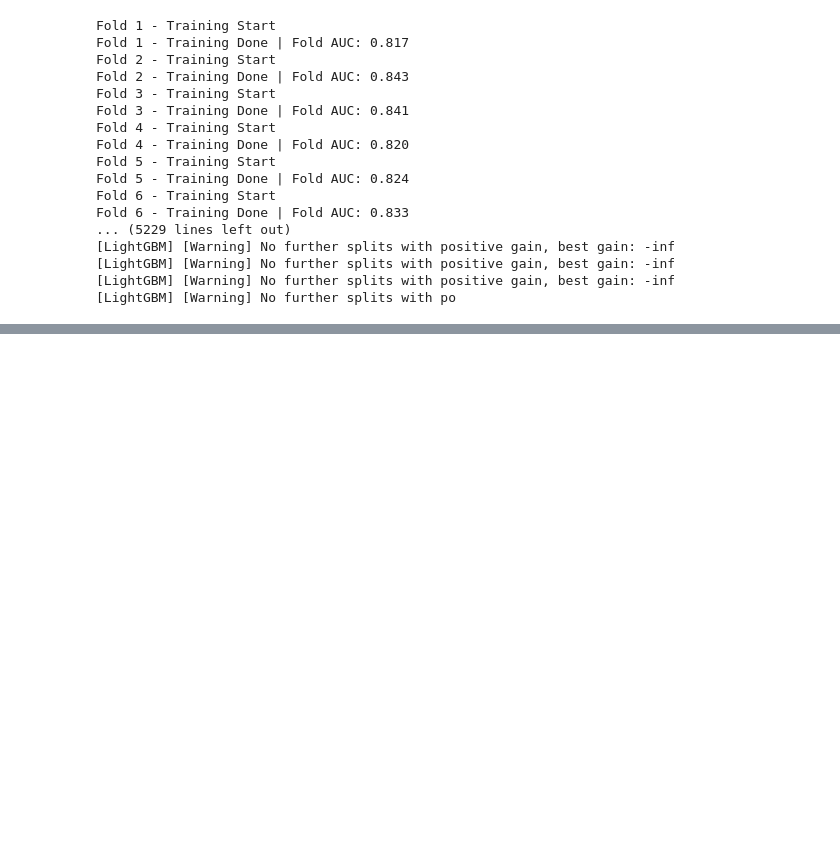
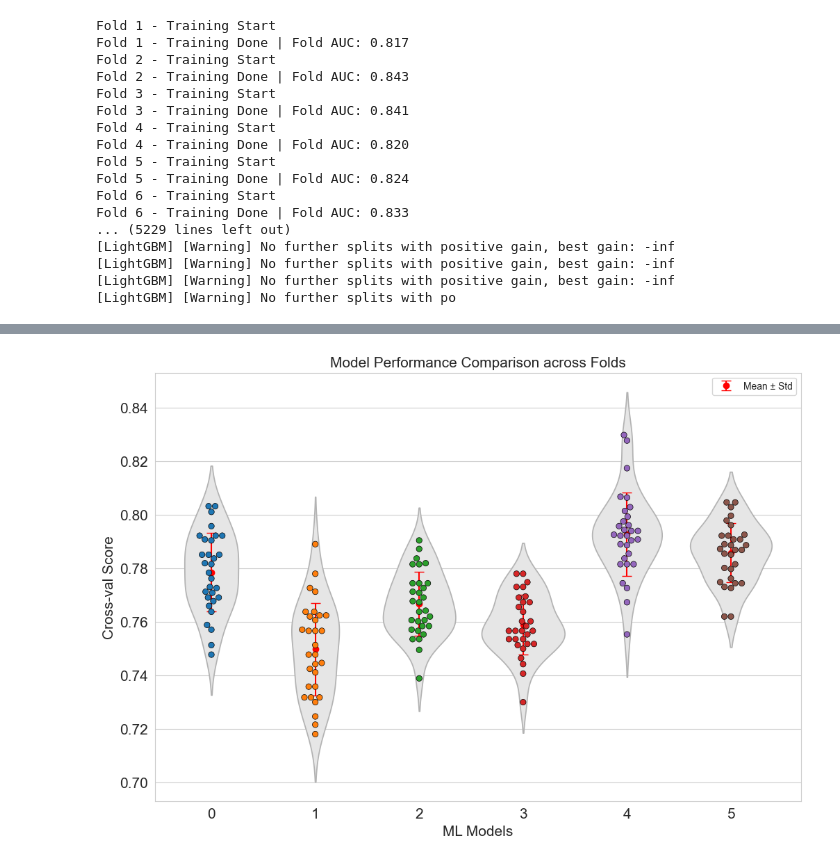
Before and after one commit to evangabe/predicting-ibm-subscription-churn, a Jupyter notebook: src/02_modeling.ipynb, the cells around one changed output, grey strips where cells are left out. Saved outputs shown, nothing was run; the diff lists cells and outputs as text; code cells hidden in the pictures; blank space fills up the shorter version.

```diff
--- a/src/02_modeling.ipynb
+++ b/src/02_modeling.ipynb
@@ -649,0 +749,29 @@ print(f"Stacked Ensemble Testing Set".ljust(32),
+# %%
+# Plot model performance for comparison with violin + swarm plots
+plt.figure(figsize=(12,8))
+font_size = 15
+
+# Violin plot to show the distribution
+sns.violinplot(data=results, inner=None, color=".9", linecolor=".7")
+
+# Swarm plot to show the individual data points
+sns.swarmplot(data=results, size=6, edgecolor="k", linewidth=0.5)
+
+# Mean and std deviation for each model
+for i in range(len(results)):
+    mean = np.mean(results[i])
+    std = np.std(results[i])
+    plt.errorbar(i, mean, yerr=std, fmt='o', color='red', capsize=5, label="Mean ± Std" if i == 0 else "")
+
+# Add labels and title
+plt.title("Model Performance Comparison across Folds", fontsize=font_size)
+plt.xlabel("ML Models", fontsize=font_size)
+plt.ylabel("Cross-val Score", fontsize=font_size)
+plt.xticks(fontsize=font_size)
+plt.yticks(fontsize=font_size)
+
+# Show the plot
+plt.legend()
+plt.show()
+# %% [output]
+[figure, added]
```
Also changed, not shown: parts of 12 cells of this notebook, 13 other files.
